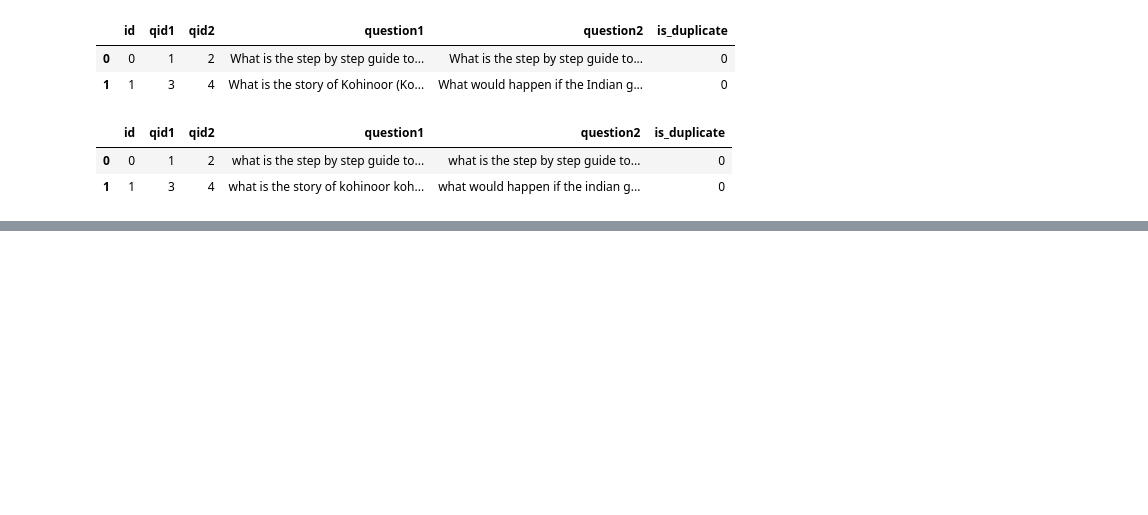
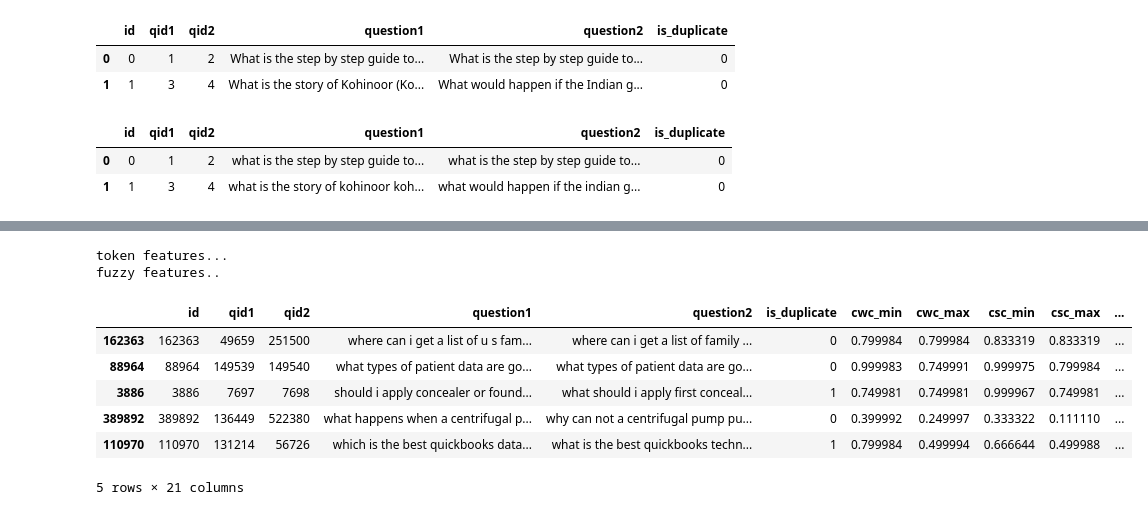
Before and after one commit to pratikroy311/Quora-Question-Pairs, a Jupyter notebook: notebooks/exploration.ipynb, the cells around one changed output, grey strips where cells are left out. Saved outputs shown, nothing was run; the diff lists cells and outputs as text; code cells hidden in the pictures; blank space fills up the shorter version.

```diff
--- a/notebooks/exploration.ipynb
+++ b/notebooks/exploration.ipynb
@@ -346,0 +502,6 @@ df_preprocessed.sample(10)
+# %%
+df_advanced_fe = extract_features(df)
+df.to_csv("../data/df_advanced_fe.csv", index=False)
+# %% [output]
+token features...
+fuzzy features..
@@ -346,0 +510,10 @@ df_preprocessed.sample(10)
+# %%
+df_advanced_fe.sample(5)
+# %% [output]
+|  | id | qid1 | qid2 | question1 | question2 | is_duplicate | cwc_min | cwc_max | csc_min | csc_max | ... |
+| 162363 | 162363 | 49659 | 251500 | where can i get a list of u s fam... | where can i get a list of family ... | 0 | 0.799984 | 0.799984 | 0.833319 | 0.833319 | ... |
+| 88964 | 88964 | 149539 | 149540 | what types of patient data are go... | what types of patient data are go... | 0 | 0.999983 | 0.749991 | 0.999975 | 0.799984 | ... |
+| 3886 | 3886 | 7697 | 7698 | should i apply concealer or found... | what should i apply first conceal... | 1 | 0.749981 | 0.749981 | 0.999967 | 0.749981 | ... |
+| 389892 | 389892 | 136449 | 522380 | what happens when a centrifugal p... | why can not a centrifugal pump pu... | 0 | 0.399992 | 0.249997 | 0.333322 | 0.111110 | ... |
+| 110970 | 110970 | 131214 | 56726 | which is the best quickbooks data... | what is the best quickbooks techn... | 1 | 0.799984 | 0.499994 | 0.666644 | 0.499988 | ... |
+5 rows × 21 columns
```
Also changed, not shown: parts of 9 cells of this notebook.
